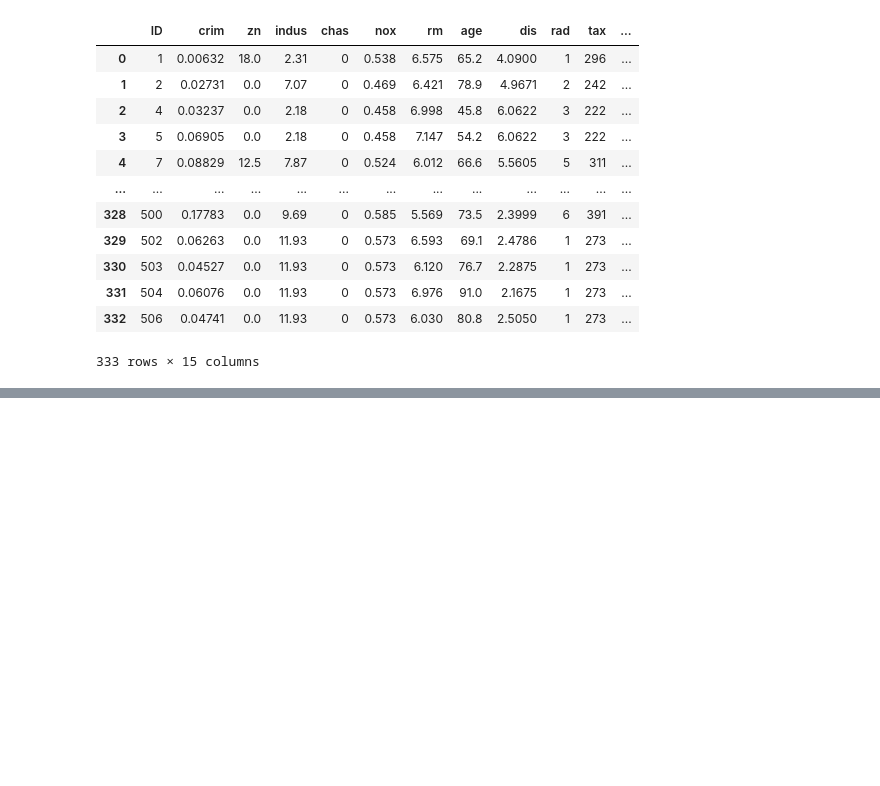
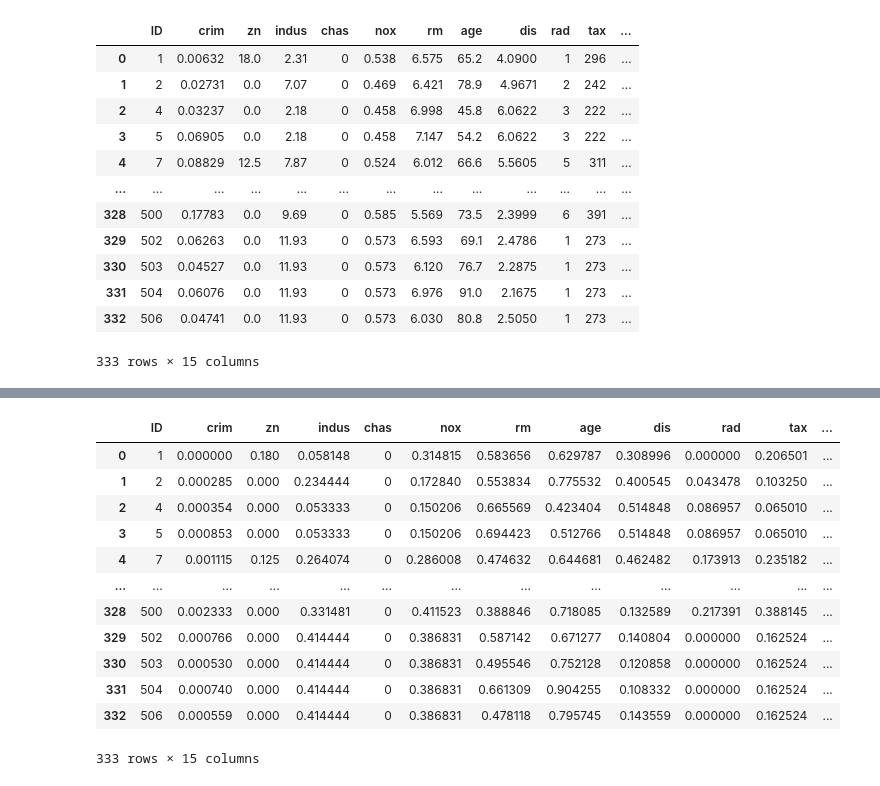
Before and after one commit to Josephus67/ML_BASICS, a Jupyter notebook: 311_lab3/brymo.ipynb, the cells around one changed output, grey strips where cells are left out. Saved outputs shown, nothing was run; the diff lists cells and outputs as text; code cells hidden in the pictures; blank space fills up the shorter version.

```diff
--- a/311_lab3/brymo.ipynb
+++ b/311_lab3/brymo.ipynb
@@ -21,0 +140,21 @@ df
+# %%
+scaler = MinMaxScaler()
+standardize_features = ['crim', 'zn', 'indus', 'nox', 'rm', 'age', 'dis', 'rad', 'tax', 'ptratio', 'black', 'lstat', 'medv']
+df_scaled = scaler.fit_transform(df[standardize_features])
+pd.DataFrame(df_scaled, columns= standardize_features)
+df[standardize_features]= df_scaled
+df
+# %% [output]
+|  | ID | crim | zn | indus | chas | nox | rm | age | dis | rad | tax | ... |
+| 0 | 1 | 0.000000 | 0.180 | 0.058148 | 0 | 0.314815 | 0.583656 | 0.629787 | 0.308996 | 0.000000 | 0.206501 | ... |
+| 1 | 2 | 0.000285 | 0.000 | 0.234444 | 0 | 0.172840 | 0.553834 | 0.775532 | 0.400545 | 0.043478 | 0.103250 | ... |
+| 2 | 4 | 0.000354 | 0.000 | 0.053333 | 0 | 0.150206 | 0.665569 | 0.423404 | 0.514848 | 0.086957 | 0.065010 | ... |
+| 3 | 5 | 0.000853 | 0.000 | 0.053333 | 0 | 0.150206 | 0.694423 | 0.512766 | 0.514848 | 0.086957 | 0.065010 | ... |
+| 4 | 7 | 0.001115 | 0.125 | 0.264074 | 0 | 0.286008 | 0.474632 | 0.644681 | 0.462482 | 0.173913 | 0.235182 | ... |
+| ... | ... | ... | ... | ... | ... | ... | ... | ... | ... | ... | ... | ... |
+| 328 | 500 | 0.002333 | 0.000 | 0.331481 | 0 | 0.411523 | 0.388846 | 0.718085 | 0.132589 | 0.217391 | 0.388145 | ... |
+| 329 | 502 | 0.000766 | 0.000 | 0.414444 | 0 | 0.386831 | 0.587142 | 0.671277 | 0.140804 | 0.000000 | 0.162524 | ... |
+| 330 | 503 | 0.000530 | 0.000 | 0.414444 | 0 | 0.386831 | 0.495546 | 0.752128 | 0.120858 | 0.000000 | 0.162524 | ... |
+| 331 | 504 | 0.000740 | 0.000 | 0.414444 | 0 | 0.386831 | 0.661309 | 0.904255 | 0.108332 | 0.000000 | 0.162524 | ... |
+| 332 | 506 | 0.000559 | 0.000 | 0.414444 | 0 | 0.386831 | 0.478118 | 0.795745 | 0.143559 | 0.000000 | 0.162524 | ... |
+333 rows × 15 columns
```
Also changed, not shown: parts of 11 cells of this notebook.
